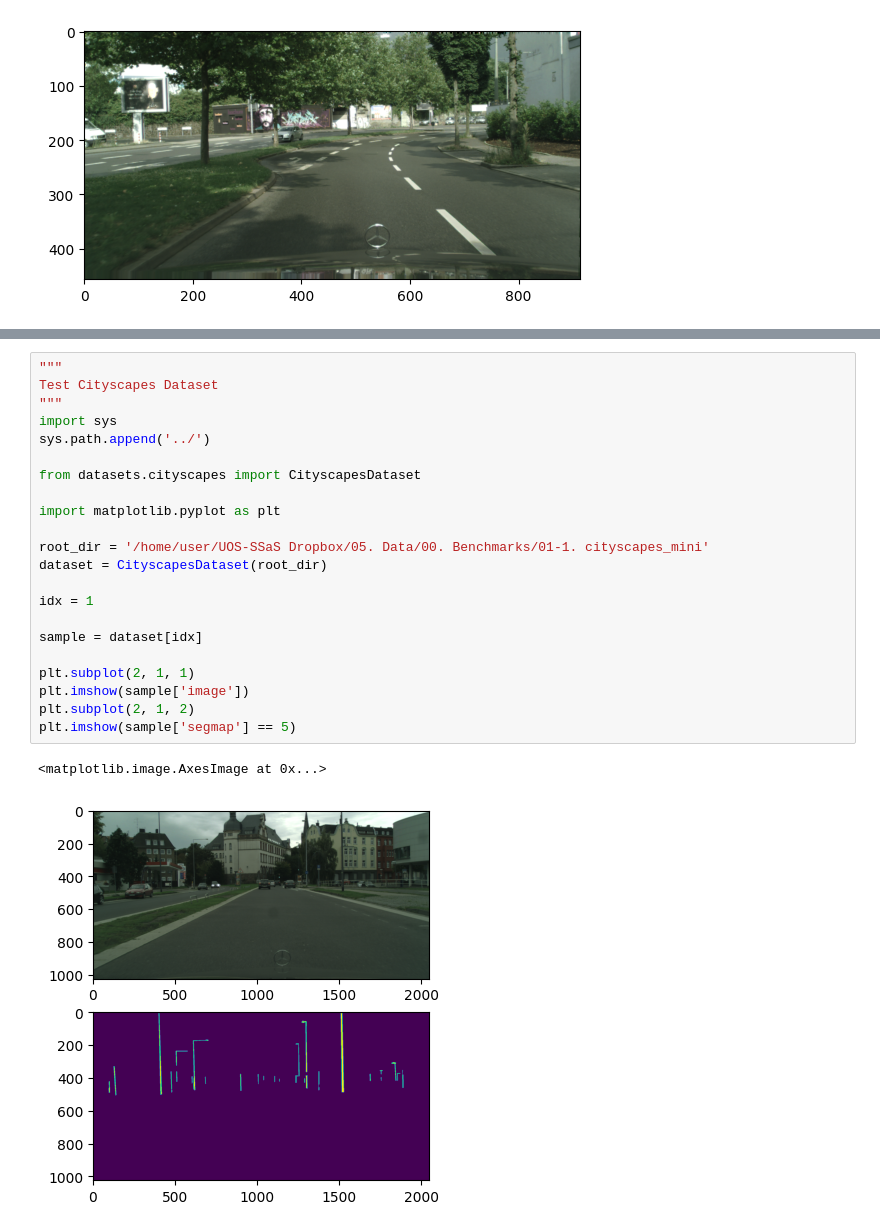
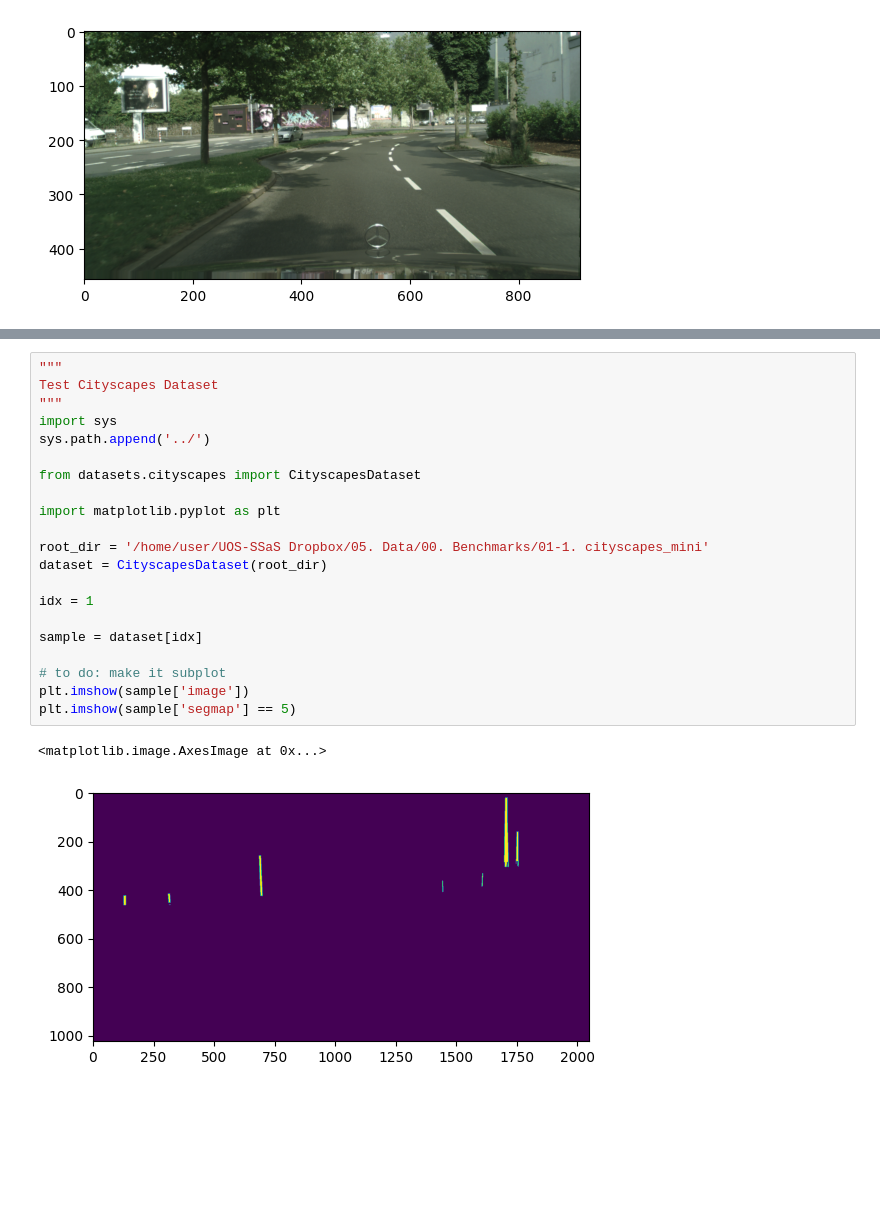
Before and after one commit to bhyun-kim/torch-semantic-seg, a Jupyter notebook: notebooks/debuging_note.ipynb, the cells around one changed output, grey strips where cells are left out. Saved outputs shown, nothing was run; the diff lists cells and outputs as text; blank space fills up the shorter version.

```diff
--- a/notebooks/debuging_note.ipynb
+++ b/notebooks/debuging_note.ipynb
@@ -132,25 +298,24 @@ plt.imshow(sample['segmap'] == 5)
 # %%
 """
 Test Cityscapes Dataset
 """
 import sys
 sys.path.append('../')
 
 from datasets.cityscapes import CityscapesDataset
 
 import matplotlib.pyplot as plt
 
 root_dir = '/home/user/UOS-SSaS Dropbox/05. Data/00. Benchmarks/01-1. cityscapes_mini'
 dataset = CityscapesDataset(root_dir)
 
 idx = 1
 
 sample = dataset[idx]
 
-plt.subplot(2, 1, 1)
+# to do: make it subplot
 plt.imshow(sample['image'])
-plt.subplot(2, 1, 2)
 plt.imshow(sample['segmap'] == 5)
 # %% [output]
 <matplotlib.image.AxesImage at 0x...>
-[figure, old version]
+[figure, new version]
```
Also changed, not shown: parts of 8 cells of this notebook, 3 other files.
